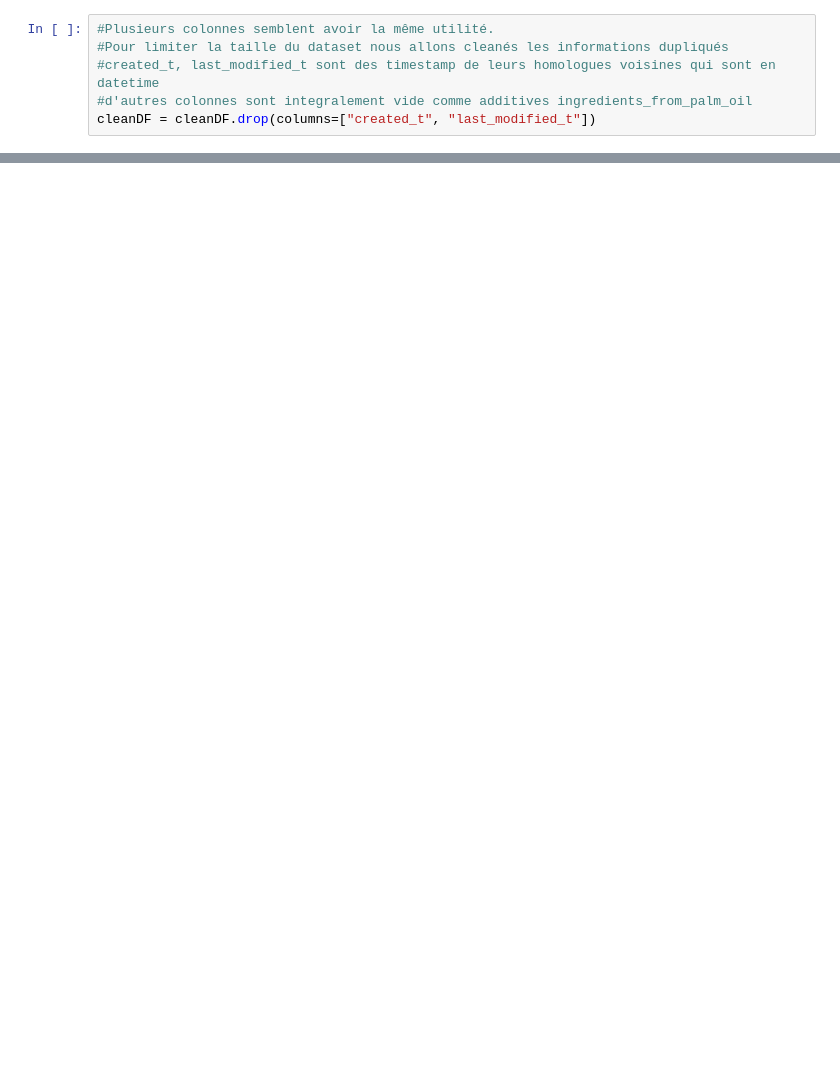
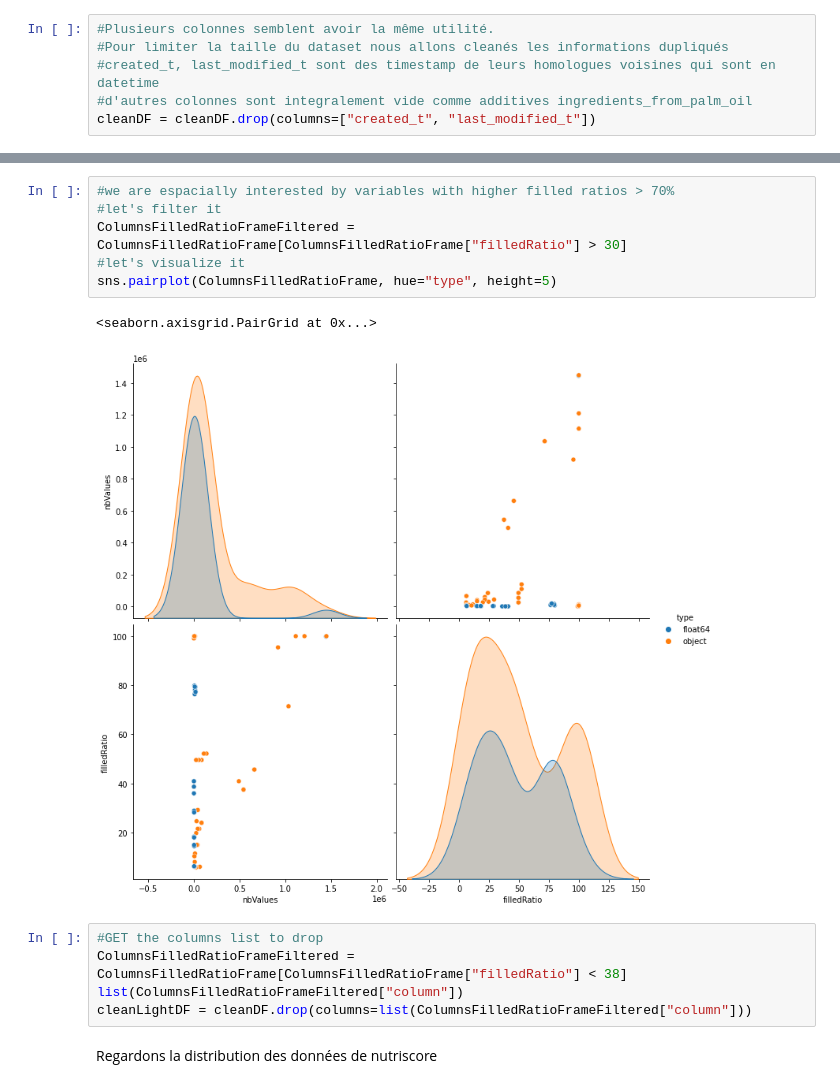
Before and after one commit to benMiniconi/OpenFoodFact, a Jupyter notebook: Projet Final/PSanté_01_notebook_nettoyage.ipynb, the cells around one changed output, grey strips where cells are left out. Cells and saved outputs as stored; diff of their text form; blank space fills up the shorter version.

```diff
--- a/Projet Final/PSanté_01_notebook_nettoyage.ipynb
+++ b/Projet Final/PSanté_01_notebook_nettoyage.ipynb
@@ -105,0 +162,16 @@ toFocusOnColumns
+# %%
+#we are espacially interested by variables with higher filled ratios > 70%
+#let's filter it
+ColumnsFilledRatioFrameFiltered = ColumnsFilledRatioFrame[ColumnsFilledRatioFrame["filledRatio"] > 30]
+#let's visualize it
+sns.pairplot(ColumnsFilledRatioFrame, hue="type", height=5)
+# %% [output]
+<seaborn.axisgrid.PairGrid at 0x...>
+[figure, added]
+# %%
+#GET the columns list to drop
+ColumnsFilledRatioFrameFiltered = ColumnsFilledRatioFrame[ColumnsFilledRatioFrame["filledRatio"] < 38]
+list(ColumnsFilledRatioFrameFiltered["column"])
+cleanLightDF = cleanDF.drop(columns=list(ColumnsFilledRatioFrameFiltered["column"]))
+# %% [markdown]
+Regardons la distribution des données de nutriscore
```
Also changed, not shown: parts of 38 cells of this notebook, 5 other files.
